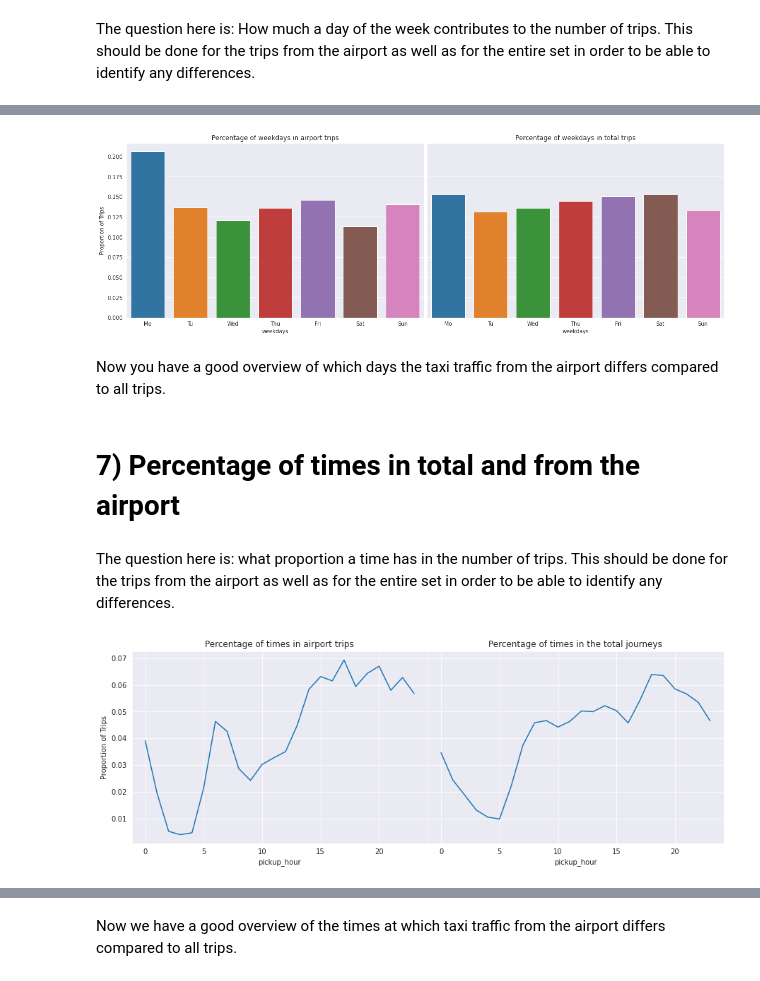
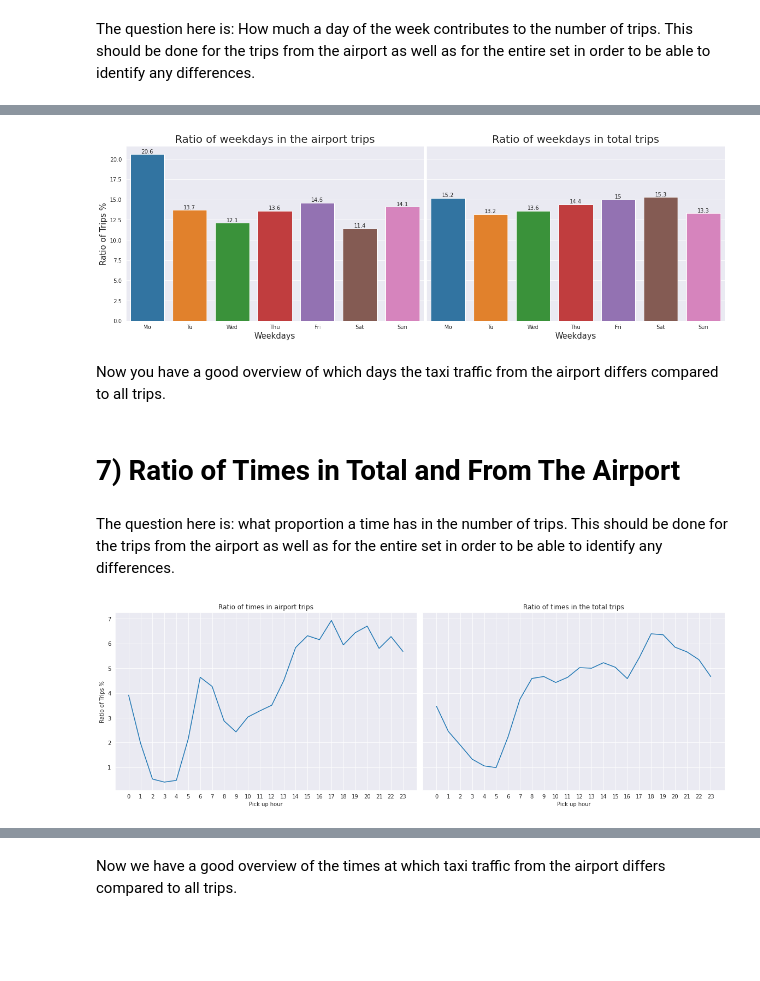
Before and after one commit to itsalwaysamir/dataanalysis-taxidata-nyjfk, a Jupyter notebook: analysis-of-taxi-data.ipynb, the cells around one changed output, grey strips where cells are left out. Saved outputs shown, nothing was run; the diff lists cells and outputs as text; code cells hidden in the pictures; blank space fills up the shorter version.

Commit message:
Kaggle Notebook | Analysis of Taxi Data | Version 8

```diff
--- a/analysis-of-taxi-data.ipynb
+++ b/analysis-of-taxi-data.ipynb
@@ -366,62 +386,70 @@ counts_days_all
 # Which weekdays have the most trips?
 
 # Calculate the ratio to all airport trips
-counts_days_ratio_jfk = pd.crosstab(index=df_jfk['pickup_weekday'],
-                          columns='count',normalize='columns')
+counts_days_jfk = pd.crosstab(index=df_jfk['pickup_weekday'],
+                          columns='count')
+counts_days_ratio_jfk = counts_days_jfk.loc[:, 'count'] / len(df_jfk)
 
 # Calculate the ratio to all trips.
-counts_days_ratio_all = pd.crosstab(index=df['pickup_weekday'],
-                          columns='count',normalize='columns')
+counts_days_all = pd.crosstab(index=df['pickup_weekday'],
+                          columns='count')
+counts_days_ratio_all = counts_days_all.loc[:, 'count'] / len(df)
 
 # Define a data frame for better visialisation reults
-df_rt_jfk['Weekdays'] = list(days.values())
-df_rt_jfk['Trips Ratio'] = counts_days_ratio_jfk
-df_rt_jfk_all['weekdays'] = list(days.values())
-df_rt_jfk_all['Trips Ratio'] = counts_days_ratio_all
+df_rt_jfk['Weekdays'] = week_days
+df_rt_jfk['Trips Ratio'] = round(counts_days_ratio_jfk,3)*100
+df_rt_jfk_all['Weekdays'] = list(days.values())
+df_rt_jfk_all['Trips Ratio'] = round(counts_days_ratio_all,3)*100
 
 # Visualisations
 fig, axes = plt.subplots(1,2, sharey=True, figsize=(20,6))
-axes[0].set_title('Percentage of weekdays in airport trips')
-axes[1].set_title('Percentage of weekdays in total trips')
+axes[0].set_title('Ratio of weekdays in the airport trips', fontsize=20)
+axes[1].set_title('Ratio of weekdays in total trips', fontsize=20)
 
-sns.barplot(data=df_rt_jfk, x='weekdays', y= 'Trips Ratio', ax =axes[0]);
-sns.barplot(data=df_rt_jfk_all, x='weekdays', y= 'Trips Ratio', ax =axes[1]);
+sns.barplot(data=df_rt_jfk, x='Weekdays', y= 'Trips Ratio', ax =axes[0]);
+sns.barplot(data=df_rt_jfk_all, x='Weekdays', y= 'Trips Ratio', ax =axes[1]);
 
-axes[0].set_ylabel('Proportion of Trips')
+axes[0].set_ylabel('Ratio of Trips %', fontsize=15)
 axes[1].set_ylabel('')
+axes[0].set_xlabel('Weekdays', fontsize=15)
+axes[1].set_xlabel('Weekdays', fontsize=15)
+axes[0].bar_label(axes[0].containers[0]);
+axes[1].bar_label(axes[1].containers[0]);
 plt.subplots_adjust(wspace=0.01)
 # %% [output]
-[figure, old version]
+[figure, new version]
 # %% [markdown]
 Now you have a good overview of which days the taxi traffic from the airport differs compared to all trips.
 # %% [markdown]
-# **7) Percentage of times in total and from the airport**
+# **7) Ratio of Times in Total and From The Airport**
 # %% [markdown]
 The question here is: what proportion a time has in the number of trips. This should be done for the trips from the airport as well as for the entire set in order to be able to identify any differences.
 # %%
 # Which times have the most trips?
 
-count_hours_jfk = pd.crosstab(index=df_jfk['pickup_hour'],columns='count',
-                             normalize='columns')
-count_hours_all = pd.crosstab(index=df['pickup_hour'],columns='count',
-                             normalize='columns')
+# Determine the pick up hour ratio
+count_hours_jfk = pd.crosstab(index=df_jfk['pickup_hour'],columns='count')
+counts_hours_ratio_jfk = count_hours_jfk.loc[:,'count'] / len(df_jfk)*100
+
+count_hours_all = pd.crosstab(index=df['pickup_hour'],columns='count')
+counts_hours_ratio_all = count_hours_all.loc[:,'count'] / len(df)*100
 
 
-fig, axes = plt.subplots(1,2, sharey=True, figsize=(15,5))
+# Visualisations
+fig, axes = plt.subplots(1,2, sharey=True, figsize=(20,6))
+sns.set_style("darkgrid")
+sns.lineplot(data=counts_hours_ratio_jfk, ax =axes[0]);
+sns.lineplot(data=counts_hours_ratio_all, ax =axes[1]);
+axes[0].set_title('Ratio of times in airport trips')
+axes[1].set_title('Ratio of times in the total trips')
+axes[0].set_xlabel('Pick up hour')
+axes[1].set_xlabel('Pick up hour')
+axes[0].set_xticks(np.arange(min(df['pickup_hour']), max(df['pickup_hour'])+1, 1.0))
+axes[1].set_xticks(np.arange(min(df['pickup_hour']), max(df['pickup_hour'])+1, 1.0))
 
-axes[0].set_title('Percentage of times in airport trips')
-axes[1].set_title('Percentage of times in the total journeys')
-
-sns.set_style("darkgrid")
-
-sns.lineplot(data=count_hours_jfk, x='pickup_hour',
-             y= 'count', ax =axes[0]);
-
-sns.lineplot(data=count_hours_all, x='pickup_hour',
-             y= 'count', ax =axes[1]);
 
 sns.set_context("notebook", font_scale=1.3, rc={"lines.linewidth": 2.5})
-axes[0].set_ylabel('Proportion of Trips')
-plt.subplots_adjust(wspace=0.0)
+axes[0].set_ylabel('Ratio of Trips %')
+plt.subplots_adjust(wspace=0.02)
 # %% [output]
-[figure, old version]
+[figure, new version]
```
Also changed, not shown: parts of 25 cells of this notebook.
